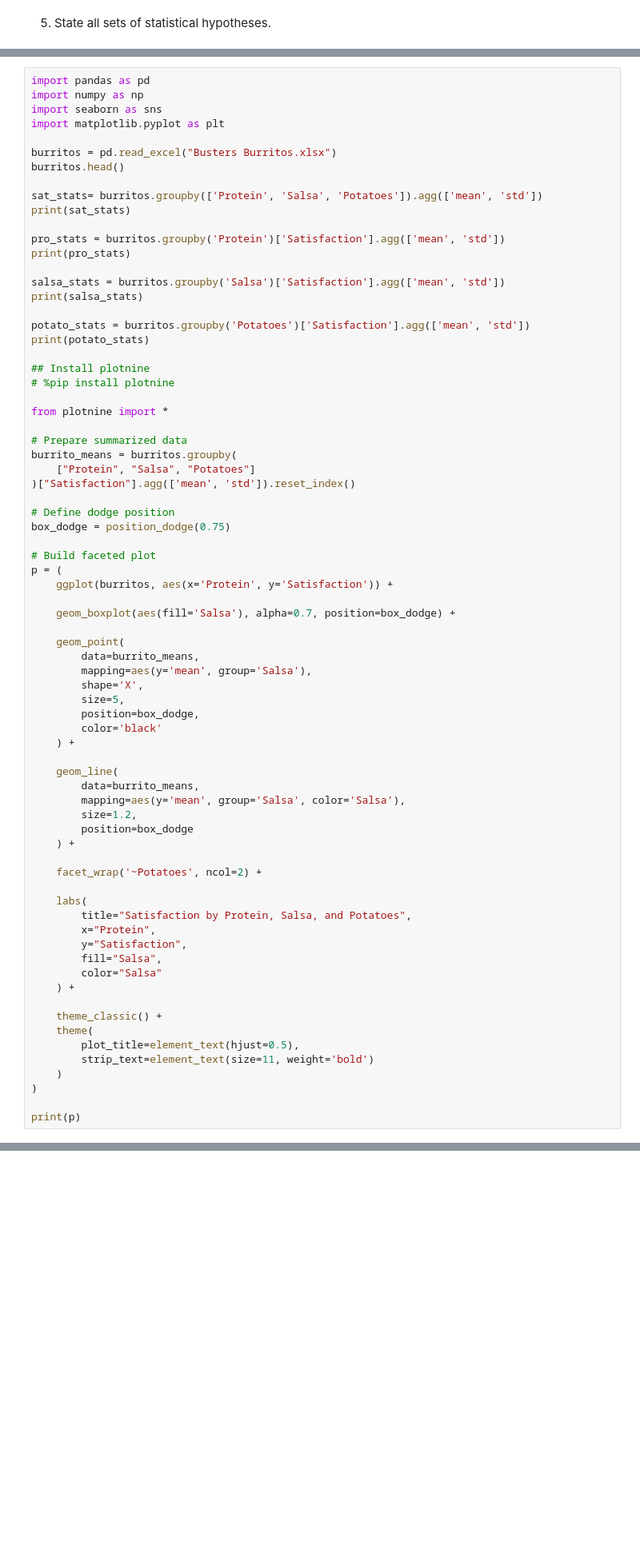
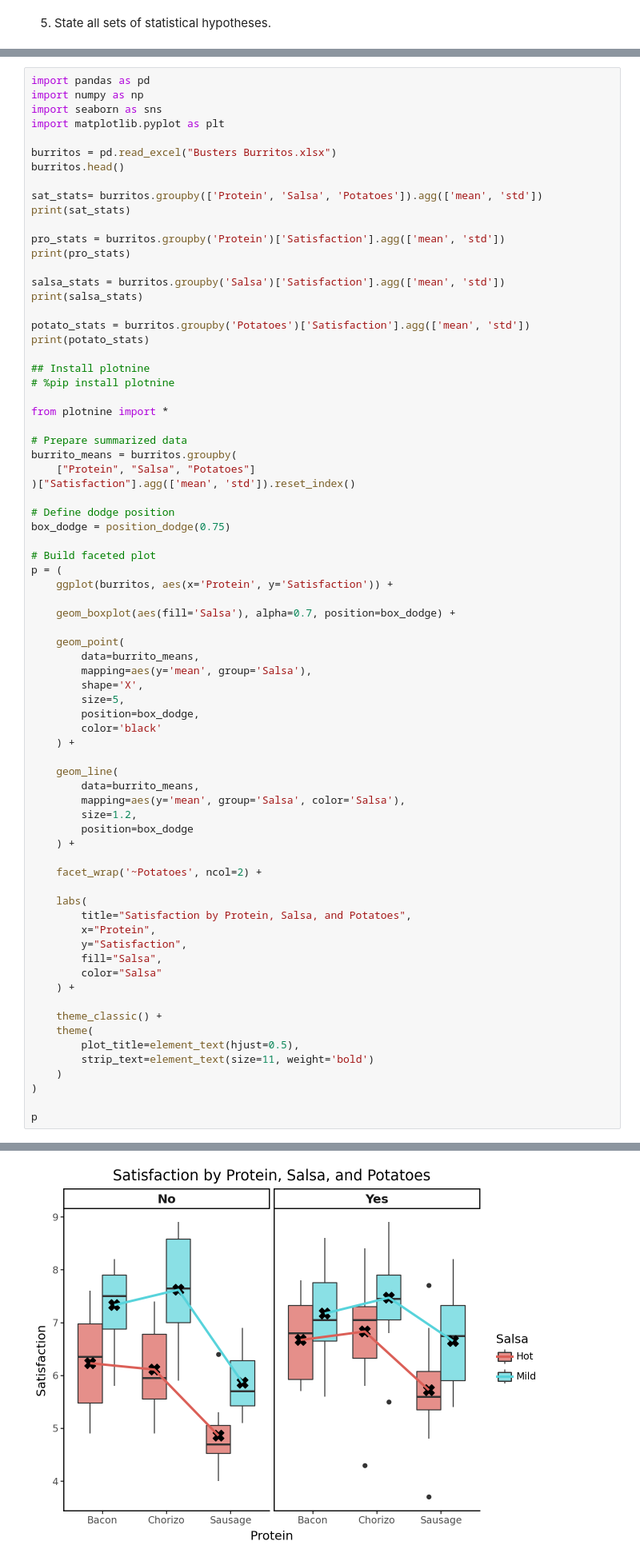
Before and after one commit to garrettspringsted/STAT-7220-Applied-Experimental-Design, a Jupyter notebook: Assignments/Final-Exam/Final-Exam.ipynb, the cells around one changed output, grey strips where cells are left out. Shown at 80% size. Cells and saved outputs as stored; diff of their text form; blank space fills up the shorter version.

```diff
--- a/Assignments/Final-Exam/Final-Exam.ipynb
+++ b/Assignments/Final-Exam/Final-Exam.ipynb
@@ -157,7 +160,7 @@ p = (
     )
 )
 
-print(p)
+p
 # %% [output]
                        Satisfaction
                                mean       std
@@ -179,3 +182,4 @@ Yes       6.751667  1.105378
+[figure, added]
 # %% [markdown]
 7. Fit the full factorial ANOVA model. Check the assumption of normality using a testing method and a visual method. Does the assumption hold? Why or why not?
 # %%
```
Also changed, not shown: parts of 2 cells of this notebook.
